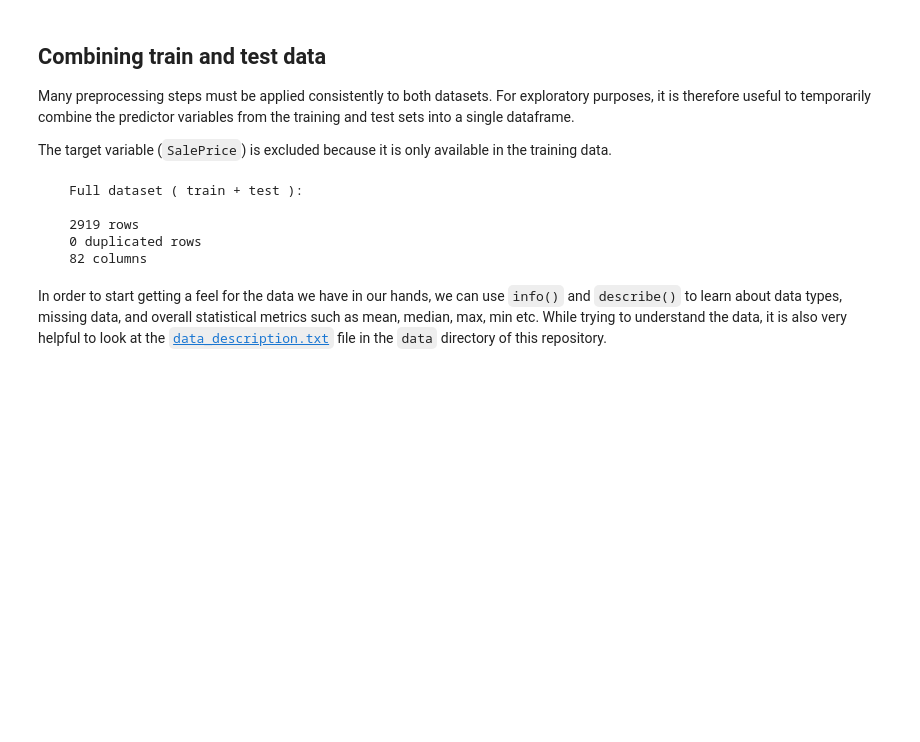
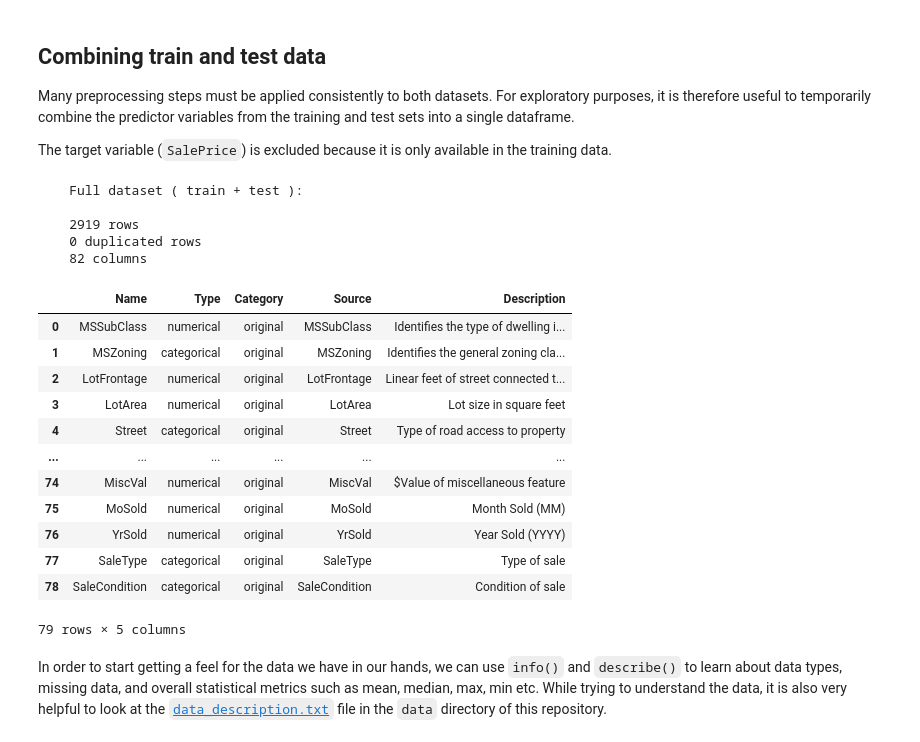
Before and after one commit to ianlopezdiaz/kaggle-house-prices, a Jupyter notebook: 01_EDA.ipynb, the cells around one changed output. Drawn from its saved outputs; the diff is of its cells as text; code cells hidden in the pictures; blank space fills up the shorter version.

```diff
--- a/1_EDA.ipynb
+++ b/01_EDA.ipynb
@@ -132,3 +138,32 @@ There are outliers and we will have to deal with them later. Now let's go for th
+# %%
+# All features minus the tareget
+features = [column for column in df_test.columns if column not in ("Id", "SalePrice", "IsTrainSet")]
+
+# feature description dataframe
+df_features = pd.DataFrame({
+    "Name": features,
+    "Type": ["numerical" if pd.api.types.is_numeric_dtype(df_test[column]) else "categorical" for column in features],
+    "Category":["original"]*len(features),
+    "Source":features,
+})
+
+# Get descriptions from data_description.txt
+with open("data/data_description.txt", "r", encoding="utf-8") as f:
+    lines = f.readlines()
+feature_to_description = {}
+for feature in features:
+    desc = None
+    # Scan lines looking for a line that starts with "FeatureName:"
+    prefix = f"{feature}:"
+    for line in lines:
+        line = line.strip()
+        if line.startswith(prefix):
+            # Take everything after "FeatureName:" as the description
+            desc = line[len(prefix):].strip()
+            break
+    feature_to_description[feature] = desc
+
+df_features["Description"] = df_features["Name"].map(feature_to_description)
 # %% [markdown]
 ## Combining train and test data
 
@@ -136,34 +171,46 @@ Many preprocessing steps must be applied consistently to both datasets. For expl
 
 The target variable (`SalePrice`) is excluded because it is only available in the training data.
 # %%
-# All features minus the tareget
-features = df_test.columns
-
 # Train/Test split
 df_train["IsTrainSet"] = True
 df_test["IsTrainSet"] = False
 
 df_full = pd.concat(
     [df_train, df_test],
     axis=0,
     ignore_index=True
 )
 
 print(
     f"""
     Full dataset ( train + test ):
 
     {df_full.shape[0]} rows
     {df_full.duplicated().sum()} duplicated rows
     {df_full.shape[1]} columns
     """
 )
+
+df_features
 # %% [output]
     Full dataset ( train + test ):
 
     2919 rows
     0 duplicated rows
     82 columns
+|  | Name | Type | Category | Source | Description |
+| 0 | MSSubClass | numerical | original | MSSubClass | Identifies the type of dwelling i... |
+| 1 | MSZoning | categorical | original | MSZoning | Identifies the general zoning cla... |
+| 2 | LotFrontage | numerical | original | LotFrontage | Linear feet of street connected t... |
+| 3 | LotArea | numerical | original | LotArea | Lot size in square feet |
+| 4 | Street | categorical | original | Street | Type of road access to property |
+| ... | ... | ... | ... | ... | ... |
+| 74 | MiscVal | numerical | original | MiscVal | $Value of miscellaneous feature |
+| 75 | MoSold | numerical | original | MoSold | Month Sold (MM) |
+| 76 | YrSold | numerical | original | YrSold | Year Sold (YYYY) |
+| 77 | SaleType | categorical | original | SaleType | Type of sale |
+| 78 | SaleCondition | categorical | original | SaleCondition | Condition of sale |
+79 rows × 5 columns
 # %% [markdown]
 In order to start getting a feel for the data we have in our hands, we can use `info()` and `describe()` to learn about data types, missing data, and overall statistical metrics such as mean, median, max, min etc. While trying to understand the data, it is also very helpful to look at the [`data_description.txt`](data/data_description.txt) file in the `data` directory of this repository.
 # %%
```
Also changed, not shown: parts of 14 cells of this notebook, 30 other files.
